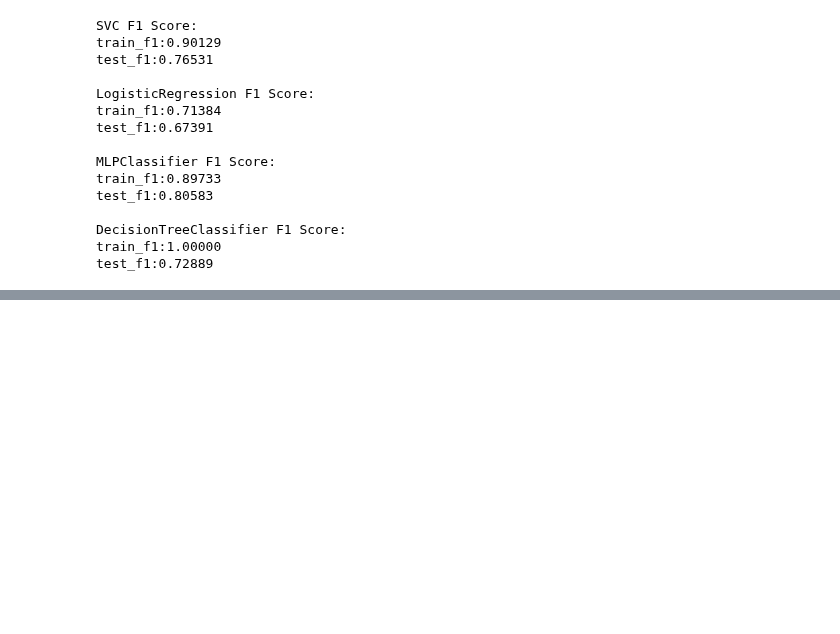
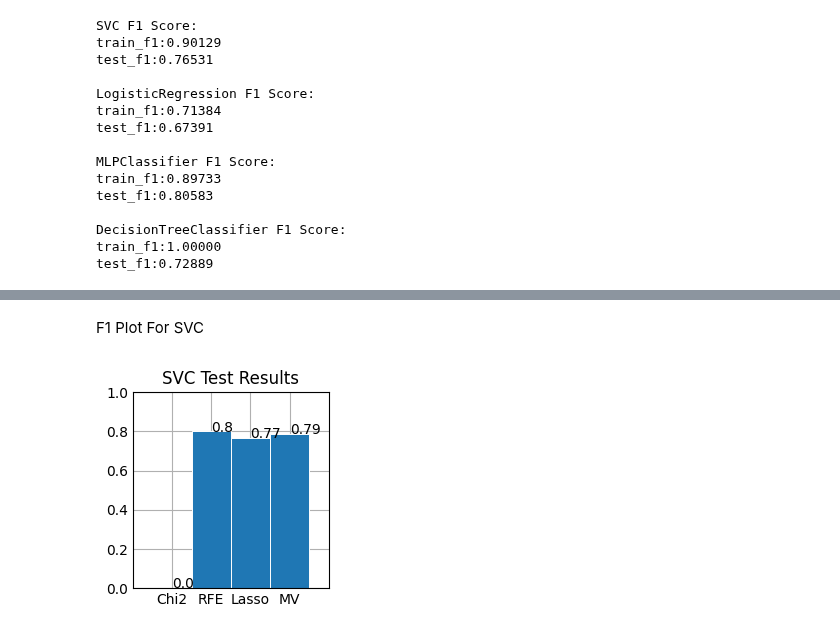
Before and after one commit to JoshPhang/CreditCardFraudDetection, a Jupyter notebook: FraudDetection.ipynb, the cells around one changed output, grey strips where cells are left out. Saved outputs shown, nothing was run; the diff lists cells and outputs as text; code cells hidden in the pictures; blank space fills up the shorter version.

Commit message:
Created plots for test results comparing chi2, rfe, lasso, and majority voting feature selection

```diff
--- a/FraudDetection.ipynb
+++ b/FraudDetection.ipynb
@@ -254,7 +253,7 @@ X_lasso = data.loc[:, ['V17', 'V14', 'V12', 'V16', 'V10', 'V7', 'V11', 'V18', 'V
 
 X_train_lasso, X_test_lasso, y_train_lasso, y_test_lasso = train_test_split(X_lasso,y, test_size = 0.2, random_state = 24)
 
-modelAnalyzer(X_train_lasso, X_test_lasso, y_train_lasso, y_test_lasso)
+lasso_f1_score = modelAnalyzer(X_train_lasso, X_test_lasso, y_train_lasso, y_test_lasso)
 # %% [output]
 SVC F1 Score:
 train_f1:0.90129
@@ -275,0 +273,24 @@ print(X_rfe)
+# %%
+# Majority Voting
+
+f_dict = {}
+
+for i,feature in enumerate(X_chi2.columns):
+    f_dict[feature] = 1
+for i,feature in enumerate(X_rfe.columns):
+    if feature in f_dict.keys():
+        f_dict[feature] += 1
+for i,feature in enumerate(X_lasso.columns):
+    if feature in f_dict.keys():
+        f_dict[feature] += 1
+
+majority_dict = {}
+for key,value in f_dict.items():
+    if value > 1:
+        majority_dict[key] = value
+print("Majority Vote features: ", majority_dict.keys())
+
+X_majVote = data.loc[:, majority_dict.keys()]
+X_train_majVote, X_test_majVote, y_train_majVote, y_test_majVote = train_test_split(X_majVote,y, test_size = 0.2, random_state = 24)
+
+majority_f1_score = modelAnalyzer(X_train_majVote, X_test_majVote, y_train_majVote, y_test_majVote)
@@ -275,0 +314,22 @@ print(X_rfe)
+# %% [markdown]
+F1 Plot For SVC
+# %%
+import matplotlib.pyplot as plt
+
+x = ['Chi2', 'RFE', 'Lasso', 'MV']
+y = [chi2_f1_score['SVC'], rfe_f1_score['SVC'], lasso_f1_score['SVC'], majority_f1_score['SVC']]
+
+fig, ax = plt.subplots()
+
+ax.bar(x, y, width=1, edgecolor="white", linewidth=0.7)
+
+ax.set(xlim=(-1, 4),
+       ylim=(0, 1),
+       title="SVC Test Results")
+
+for i in range(len(x)):
+        plt.text(i,y[i],y[i].round(2))
+
+plt.show()
+# %% [output]
+[figure, added]
```
Also changed, not shown: parts of 13 cells of this notebook.
